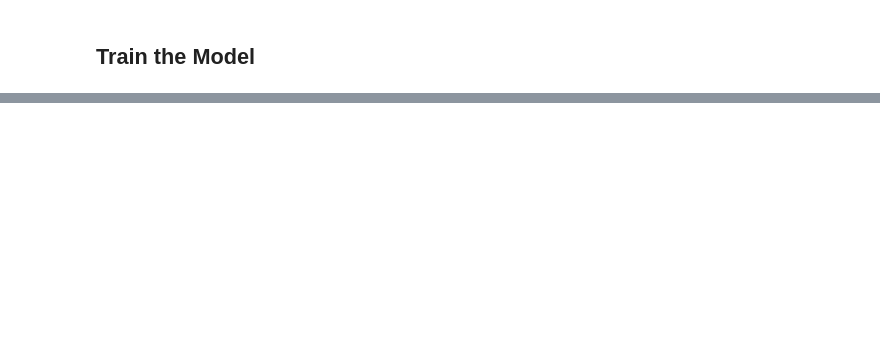
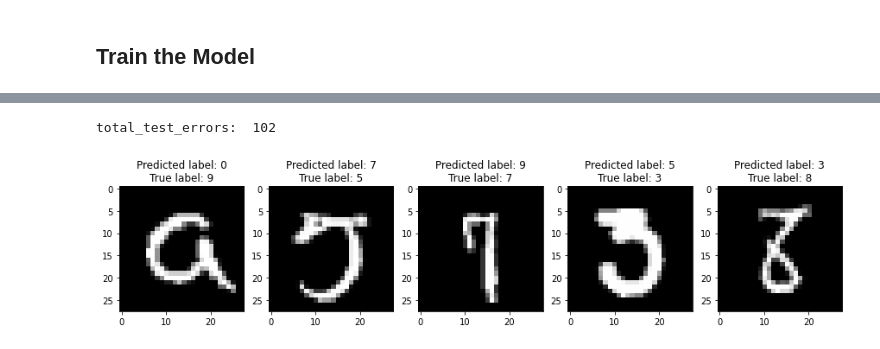
Before and after one commit to Arashlf/MNIST-handwritten-digits, a Jupyter notebook: MNIST_handwritten_digits.ipynb, the cells around one changed output, grey strips where cells are left out. Cells and saved outputs as stored; diff of their text form; code cells hidden in the pictures; blank space fills up the shorter version.

```diff
--- a/MNIST_handwritten_digits.ipynb
+++ b/MNIST_handwritten_digits.ipynb
@@ -127,0 +129,14 @@ df_acc.plot(title='Model Accuracy', figsize=(6,4), grid=True).set(xlabel='Epoch'
+# %%
+# Predict the test values
+pred_y = conv_model.predict(test_X)
+# Convert predictions classes to one hot vectors
+pred_y_classes = np.argmax(pred_y, axis = 1)
+test_yy = np.argmax(test_y, axis=1)
+
+# Errors are difference between predicted labels and true labels
+errors = (pred_y_classes - test_yy != 0)
+
+pred_y_classes_errors = pred_y_classes[errors]
+pred_y_errors = pred_y[errors]
+true_y_errors = test_yy[errors]
+test_x_errors = test_X[errors]
@@ -127,0 +145,13 @@ df_acc.plot(title='Model Accuracy', figsize=(6,4), grid=True).set(xlabel='Epoch'
+# %%
+def display_errors(num, img_errors, pred_errors, obs_errors):
+    rn = np.random.randint(test_error_num, size=num)
+    fig, ax = plt.subplots(1, 5, figsize=(15, 15))
+    for col in range(5):
+      ax[col].imshow(img_errors[rn[col]].reshape((28,28)), cmap=plt.get_cmap('gray'))
+      ax[col].set_title("Predicted label: {}\nTrue label: {}".format(pred_errors[rn[col]],obs_errors[rn[col]]))
+test_error_num = test_x_errors.shape[0]
+print("total_test_errors: ", test_error_num)
+display_errors(5, test_x_errors, pred_y_classes_errors, true_y_errors)
+# %% [output]
+total_test_errors:  102
+[figure, added]
```
Also changed, not shown: parts of 8 cells of this notebook.
